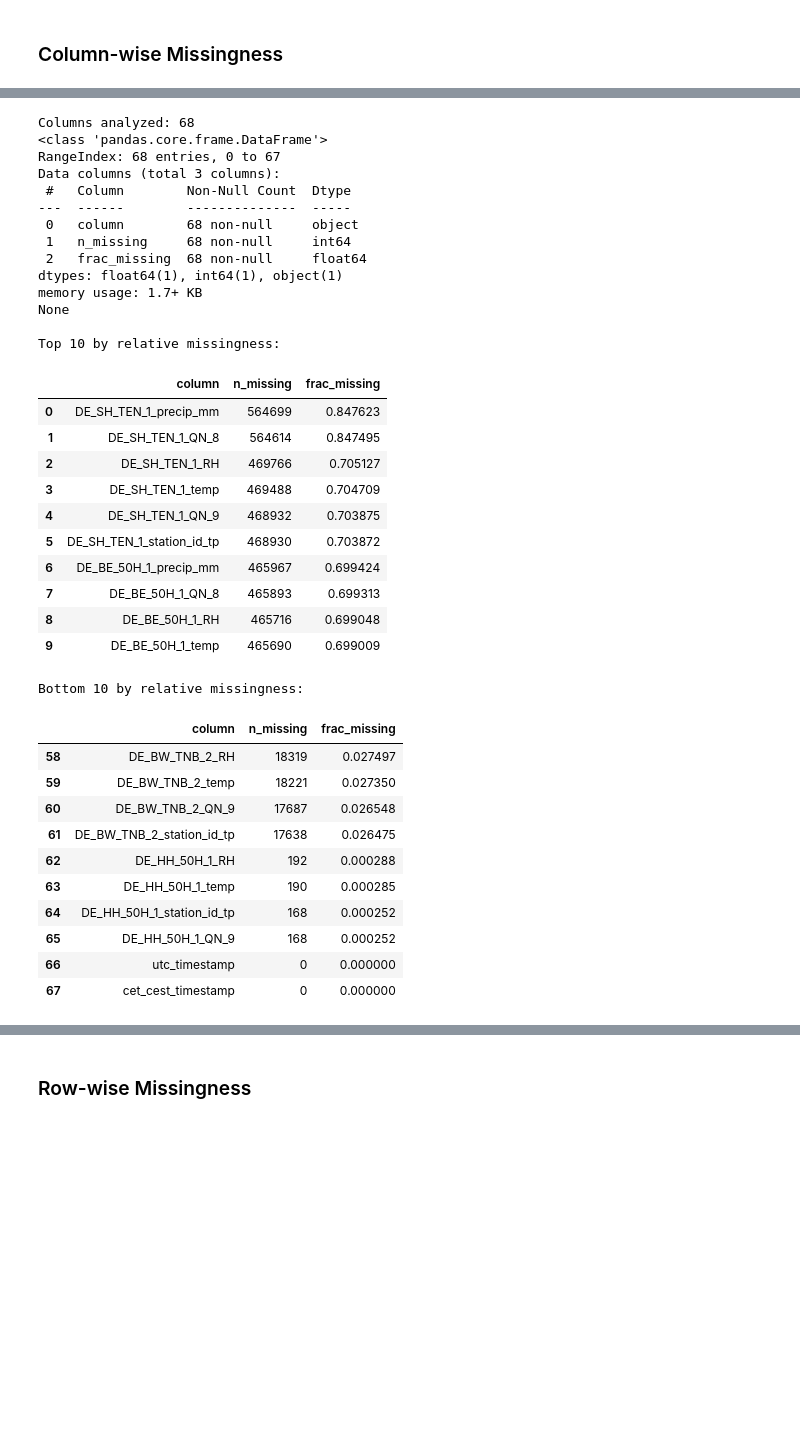
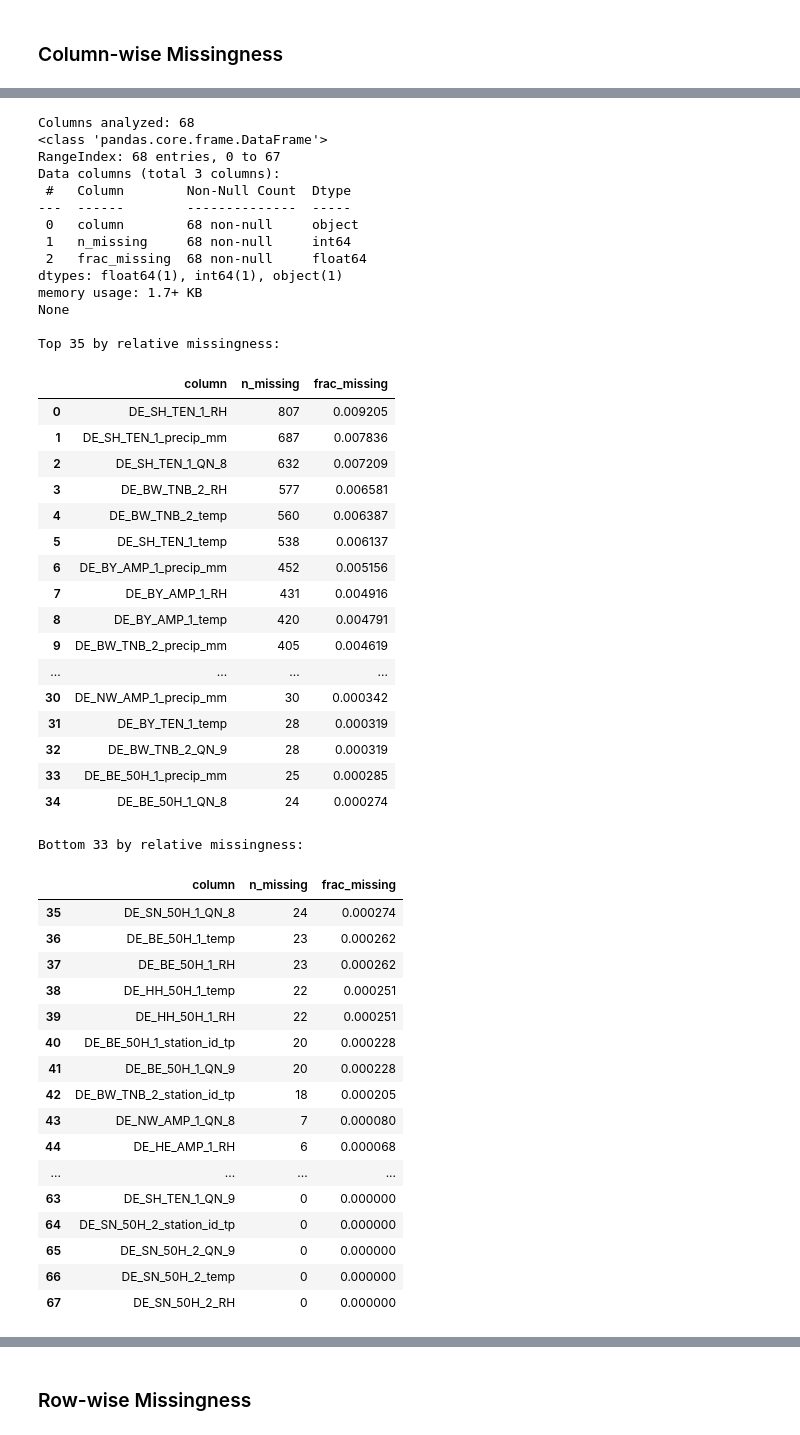
Before and after one commit to F-Skorz/electricity-demand-project, a Jupyter notebook: notebooks/03_Weather_historic.ipynb, the cells around one changed output, grey strips where cells are left out. Drawn from its saved outputs; the diff is of its cells as text; code cells hidden in the pictures; blank space fills up the shorter version.

```diff
--- a/notebooks/03_Weather_historic.ipynb
+++ b/notebooks/03_Weather_historic.ipynb
@@ -238,54 +240,69 @@ DE_DWD_hist_df.info()
 # %%
-df = globals().get("DE_DWD_hist_df")
+df = DE_DWD_hist_df
+cutoff_date = pd.Timestamp("2015-01-01 00:00:00Z")
+df_cut = df[df["utc_timestamp"] >= cutoff_date].copy()
+
 if df is None:
     print( "No DataFrame named DE_DWD_hist_df found. Load it first by running the preceding cells, then re-run this cell."
     )
 else:
 
     DE_DWD_hist_columnwise_missingness_df = eda_utils.build_columnwise_missingness_report(
-        df,)
+        df_cut)
 
     print(f"Columns analyzed: {len(DE_DWD_hist_columnwise_missingness_df)}")
     print(DE_DWD_hist_columnwise_missingness_df.info())
-    print("\nTop 10 by relative missingness:\n")
-    display(DE_DWD_hist_columnwise_missingness_df.head(10))
-    print("\nBottom 10 by relative missingness:\n")
-    display(DE_DWD_hist_columnwise_missingness_df.tail(10))
+    print("\nTop 35 by relative missingness:\n")
+    display(DE_DWD_hist_columnwise_missingness_df.head(35))
+    print("\nBottom 33 by relative missingness:\n")
+    display(DE_DWD_hist_columnwise_missingness_df.tail(33))
 # %% [output]
 Columns analyzed: 68
 <class 'pandas.core.frame.DataFrame'>
 RangeIndex: 68 entries, 0 to 67
 Data columns (total 3 columns):
  #   Column        Non-Null Count  Dtype
 ---  ------        --------------  -----
  0   column        68 non-null     object
  1   n_missing     68 non-null     int64
  2   frac_missing  68 non-null     float64
 dtypes: float64(1), int64(1), object(1)
 memory usage: 1.7+ KB
 None
 
-Top 10 by relative missingness:
+Top 35 by relative missingness:
 |  | column | n_missing | frac_missing |
-| 0 | DE_SH_TEN_1_precip_mm | 564699 | 0.847623 |
-| 1 | DE_SH_TEN_1_QN_8 | 564614 | 0.847495 |
-| 2 | DE_SH_TEN_1_RH | 469766 | 0.705127 |
-| 3 | DE_SH_TEN_1_temp | 469488 | 0.704709 |
-| 4 | DE_SH_TEN_1_QN_9 | 468932 | 0.703875 |
-| 5 | DE_SH_TEN_1_station_id_tp | 468930 | 0.703872 |
-| 6 | DE_BE_50H_1_precip_mm | 465967 | 0.699424 |
-| 7 | DE_BE_50H_1_QN_8 | 465893 | 0.699313 |
-| 8 | DE_BE_50H_1_RH | 465716 | 0.699048 |
-| 9 | DE_BE_50H_1_temp | 465690 | 0.699009 |
+| 0 | DE_SH_TEN_1_RH | 807 | 0.009205 |
+| 1 | DE_SH_TEN_1_precip_mm | 687 | 0.007836 |
+| 2 | DE_SH_TEN_1_QN_8 | 632 | 0.007209 |
+| 3 | DE_BW_TNB_2_RH | 577 | 0.006581 |
+| 4 | DE_BW_TNB_2_temp | 560 | 0.006387 |
+| 5 | DE_SH_TEN_1_temp | 538 | 0.006137 |
+| 6 | DE_BY_AMP_1_precip_mm | 452 | 0.005156 |
+| 7 | DE_BY_AMP_1_RH | 431 | 0.004916 |
+| 8 | DE_BY_AMP_1_temp | 420 | 0.004791 |
+| 9 | DE_BW_TNB_2_precip_mm | 405 | 0.004619 |
+| ... | ... | ... | ... |
+| 30 | DE_NW_AMP_1_precip_mm | 30 | 0.000342 |
+| 31 | DE_BY_TEN_1_temp | 28 | 0.000319 |
+| 32 | DE_BW_TNB_2_QN_9 | 28 | 0.000319 |
+| 33 | DE_BE_50H_1_precip_mm | 25 | 0.000285 |
+| 34 | DE_BE_50H_1_QN_8 | 24 | 0.000274 |
-Bottom 10 by relative missingness:
+Bottom 33 by relative missingness:
 |  | column | n_missing | frac_missing |
-| 58 | DE_BW_TNB_2_RH | 18319 | 0.027497 |
-| 59 | DE_BW_TNB_2_temp | 18221 | 0.027350 |
-| 60 | DE_BW_TNB_2_QN_9 | 17687 | 0.026548 |
-| 61 | DE_BW_TNB_2_station_id_tp | 17638 | 0.026475 |
-| 62 | DE_HH_50H_1_RH | 192 | 0.000288 |
-| 63 | DE_HH_50H_1_temp | 190 | 0.000285 |
-| 64 | DE_HH_50H_1_station_id_tp | 168 | 0.000252 |
-| 65 | DE_HH_50H_1_QN_9 | 168 | 0.000252 |
-| 66 | utc_timestamp | 0 | 0.000000 |
-| 67 | cet_cest_timestamp | 0 | 0.000000 |
+| 35 | DE_SN_50H_1_QN_8 | 24 | 0.000274 |
+| 36 | DE_BE_50H_1_temp | 23 | 0.000262 |
+| 37 | DE_BE_50H_1_RH | 23 | 0.000262 |
+| 38 | DE_HH_50H_1_temp | 22 | 0.000251 |
+| 39 | DE_HH_50H_1_RH | 22 | 0.000251 |
+| 40 | DE_BE_50H_1_station_id_tp | 20 | 0.000228 |
+| 41 | DE_BE_50H_1_QN_9 | 20 | 0.000228 |
+| 42 | DE_BW_TNB_2_station_id_tp | 18 | 0.000205 |
+| 43 | DE_NW_AMP_1_QN_8 | 7 | 0.000080 |
+| 44 | DE_HE_AMP_1_RH | 6 | 0.000068 |
+| ... | ... | ... | ... |
+| 63 | DE_SH_TEN_1_QN_9 | 0 | 0.000000 |
+| 64 | DE_SN_50H_2_station_id_tp | 0 | 0.000000 |
+| 65 | DE_SN_50H_2_QN_9 | 0 | 0.000000 |
+| 66 | DE_SN_50H_2_temp | 0 | 0.000000 |
+| 67 | DE_SN_50H_2_RH | 0 | 0.000000 |
```
Also changed, not shown: parts of 6 cells of this notebook, 6 other files.
